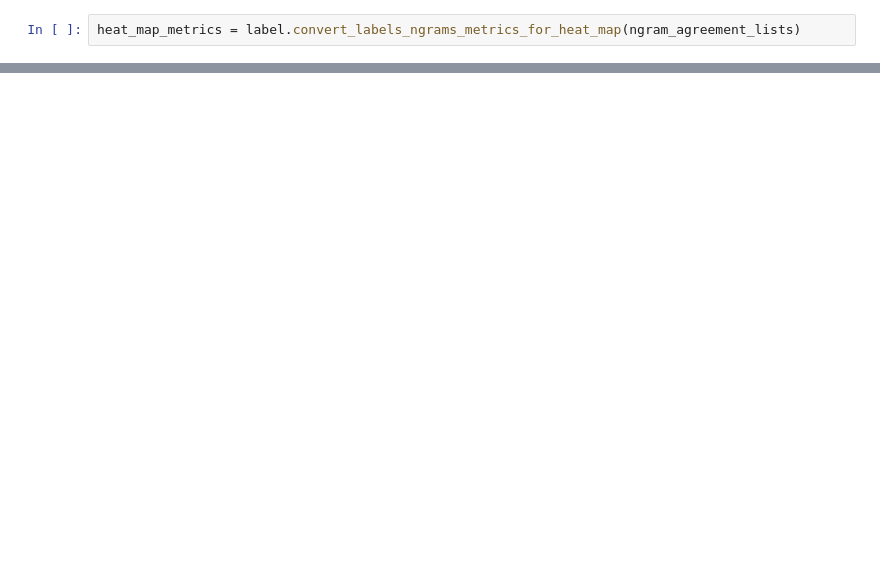
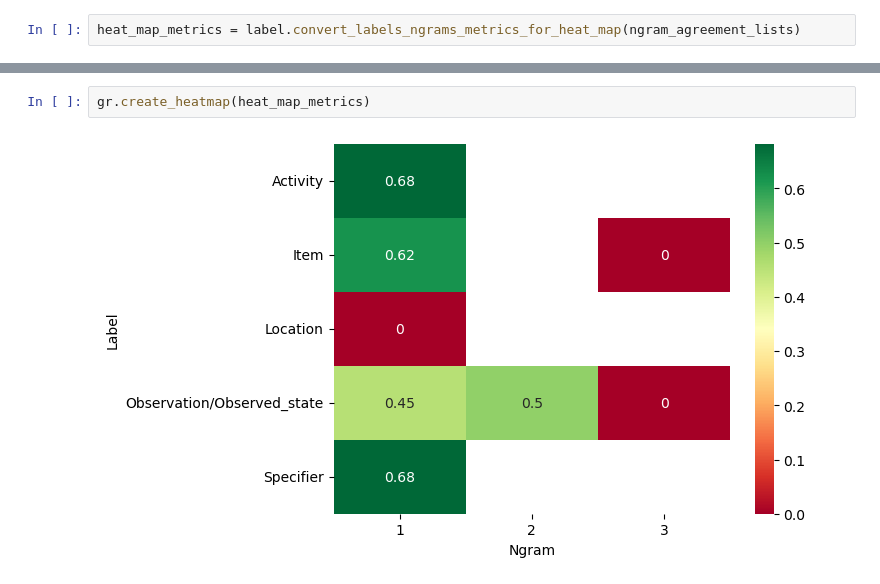
Before and after one commit to Daniel889911/GENG5511-Research-Project, a Jupyter notebook: labels_ngrams/labels_ngrams.ipynb, the cells around one changed output, grey strips where cells are left out. Drawn from its saved outputs; the diff is of its cells as text; blank space fills up the shorter version.

Commit message:
Modified heat map graph

```diff
--- a/labels_ngrams/labels_ngrams.ipynb
+++ b/labels_ngrams/labels_ngrams.ipynb
@@ -63,2 +63,6 @@ heat_map_metrics
  {'Observation/Observed_state': (3, 0.0), 'Item': (3, 0.0)},
  {'Observation/Observed_state': (2, 0.5)}]
+# %%
+gr.create_heatmap(heat_map_metrics)
+# %% [output]
+[figure, added]
```
Also changed, not shown: parts of 2 cells of this notebook, 1 other file.
